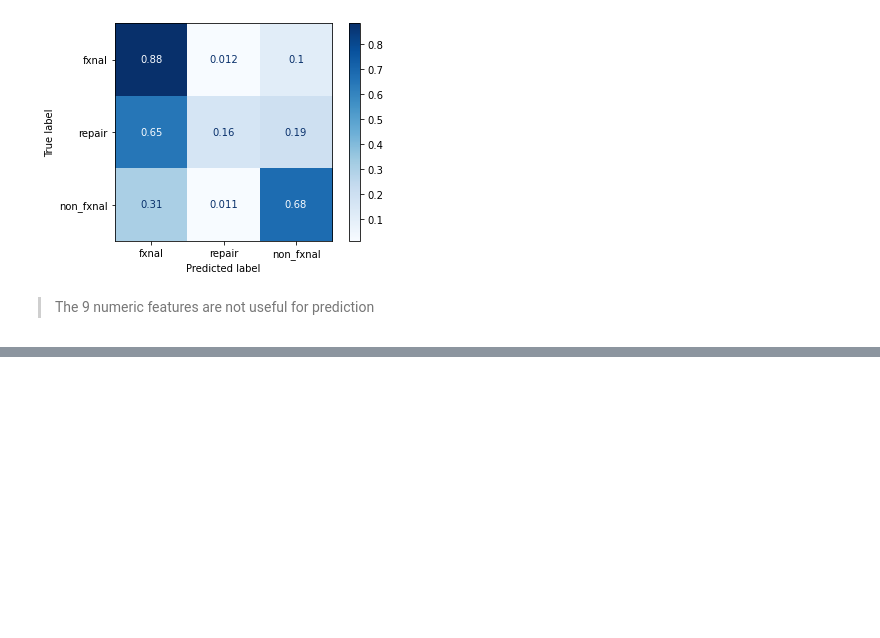
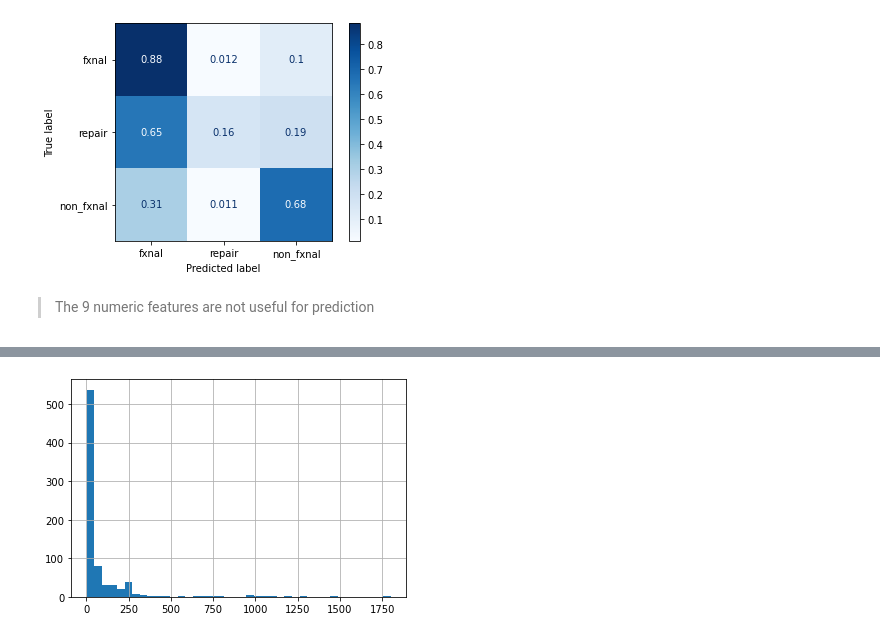
Before and after one commit to kalebts/Tanzania-Group-Project, a Jupyter notebook: codycan_01.ipynb, the cells around one changed output, grey strips where cells are left out. Saved outputs shown, nothing was run; the diff lists cells and outputs as text; code cells hidden in the pictures; blank space fills up the shorter version.

Commit message:
analyzed some water health indicators from 2012 census

```diff
--- a/codycan_01.ipynb
+++ b/codycan_01.ipynb
@@ -754,0 +732,2 @@ Name: subvillage, dtype: object
+# %%
+tanz = pd.read_csv("Tanzania_2012_en.csv")
@@ -754,0 +760,4 @@ Name: subvillage, dtype: object
+# %%
+tanz["Indicator"].value_counts().hist(bins = 40);  #773 indicators
+# %% [output]
+[figure, added]
```
Also changed, not shown: parts of 84 cells of this notebook, 1 other file.
